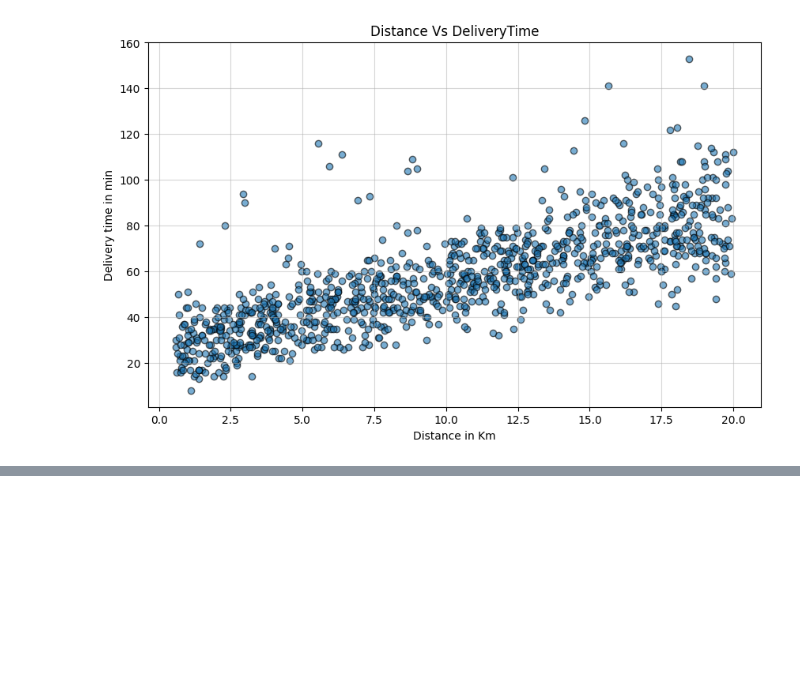
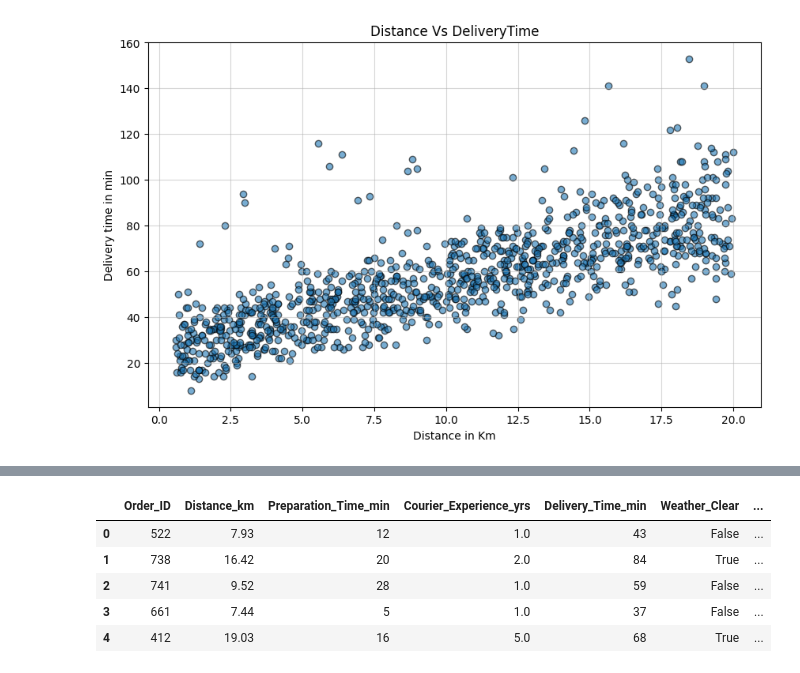
Before and after one commit to aiml-gowtham/MachineLearning, a Jupyter notebook: LinearRegression.ipynb, the cells around one changed output, grey strips where cells are left out. Saved outputs shown, nothing was run; the diff lists cells and outputs as text; code cells hidden in the pictures; blank space fills up the shorter version.

```diff
--- a/LinearRegression.ipynb
+++ b/LinearRegression.ipynb
@@ -235,0 +166,11 @@ Text(0.5, 1.0, 'Weather vs Delivery time')
+# %%
+df1 = pd.get_dummies(df1, columns=['Weather','Traffic_Level','Time_of_Day','Vehicle_Type'])
+# %%
+df1.head()
+# %% [output]
+|  | Order_ID | Distance_km | Preparation_Time_min | Courier_Experience_yrs | Delivery_Time_min | Weather_Clear | ... |
+| 0 | 522 | 7.93 | 12 | 1.0 | 43 | False | ... |
+| 1 | 738 | 16.42 | 20 | 2.0 | 84 | True | ... |
+| 2 | 741 | 9.52 | 28 | 1.0 | 59 | False | ... |
+| 3 | 661 | 7.44 | 5 | 1.0 | 37 | False | ... |
+| 4 | 412 | 19.03 | 16 | 5.0 | 68 | True | ... |
```
Also changed, not shown: parts of 21 cells of this notebook.
